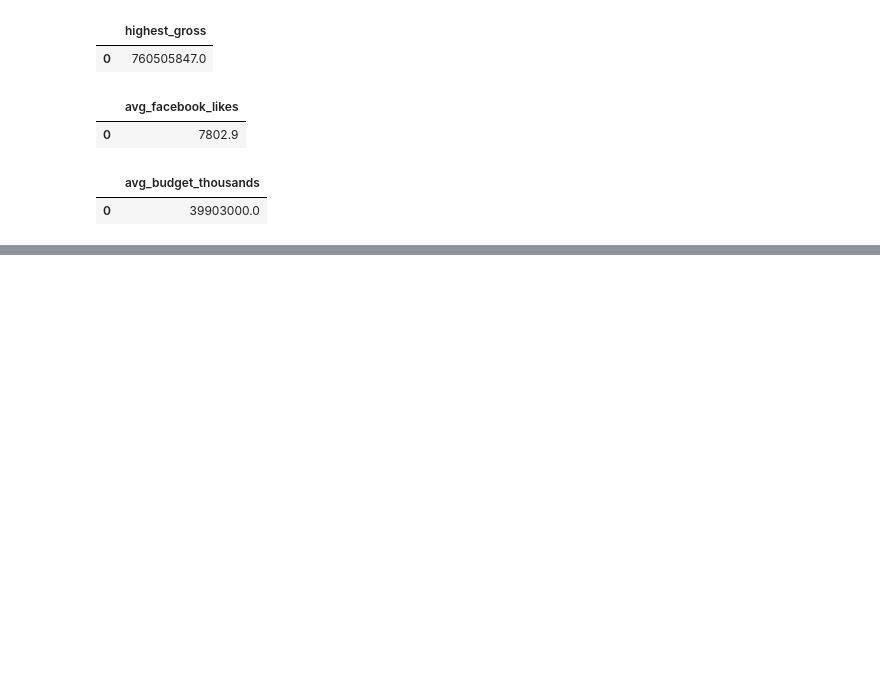
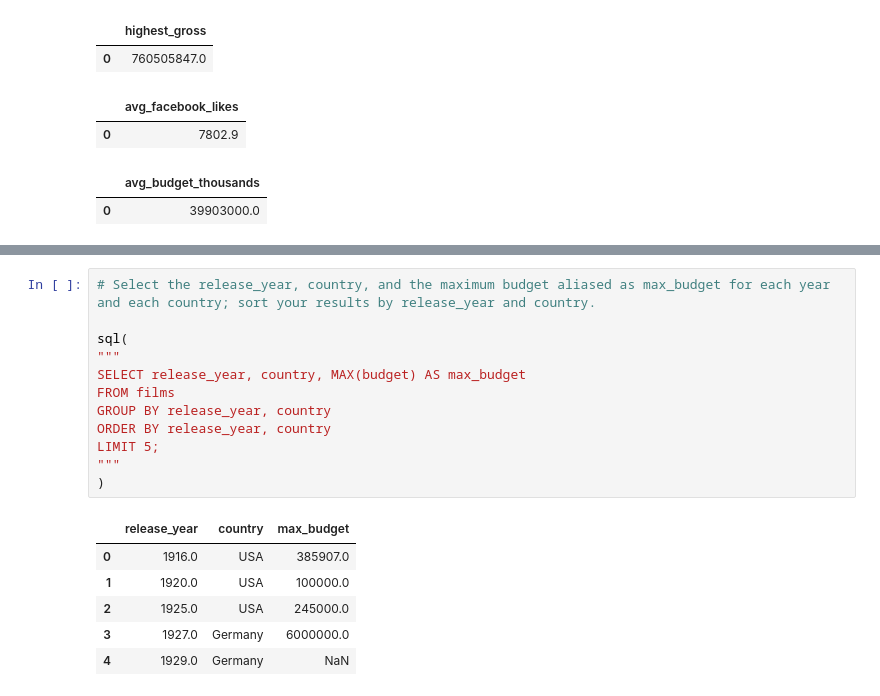
Before and after one commit to marcosbenicio/Datacamp, a Jupyter notebook: sql/01-sql-query/sql_query.ipynb, the cells around one changed output, grey strips where cells are left out. Saved outputs shown, nothing was run; the diff lists cells and outputs as text; blank space fills up the shorter version.

```diff
--- a/sql/01-sql-query/sql_intro.ipynb
+++ b/sql/01-sql-query/sql_query.ipynb
@@ -772,0 +931,19 @@ sql(
+# %%
+# Select the release_year, country, and the maximum budget aliased as max_budget for each year and each country; sort your results by release_year and country.
+
+sql(
+"""
+SELECT release_year, country, MAX(budget) AS max_budget
+FROM films
+GROUP BY release_year, country
+ORDER BY release_year, country
+LIMIT 5;
+"""
+)
+# %% [output]
+|  | release_year | country | max_budget |
+| 0 | 1916.0 | USA | 385907.0 |
+| 1 | 1920.0 | USA | 100000.0 |
+| 2 | 1925.0 | USA | 245000.0 |
+| 3 | 1927.0 | Germany | 6000000.0 |
+| 4 | 1929.0 | Germany | NaN |
```
Also changed, not shown: parts of 15 cells of this notebook, 2 other files.
